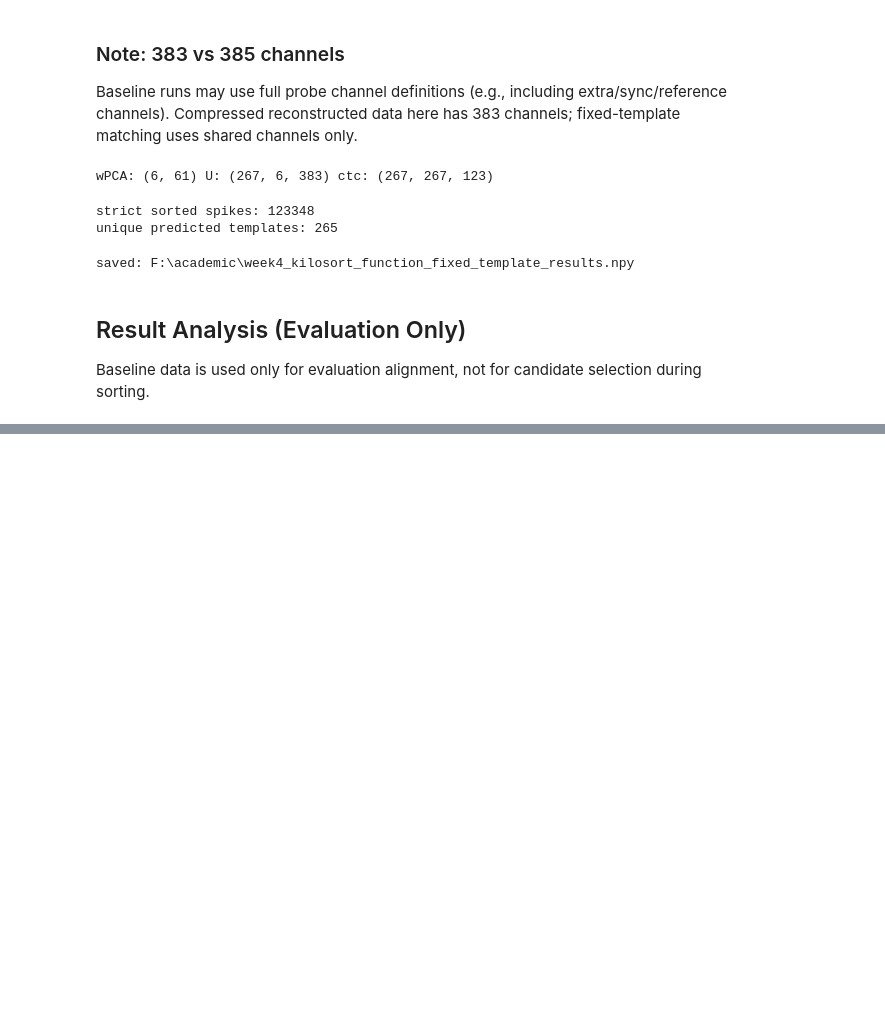
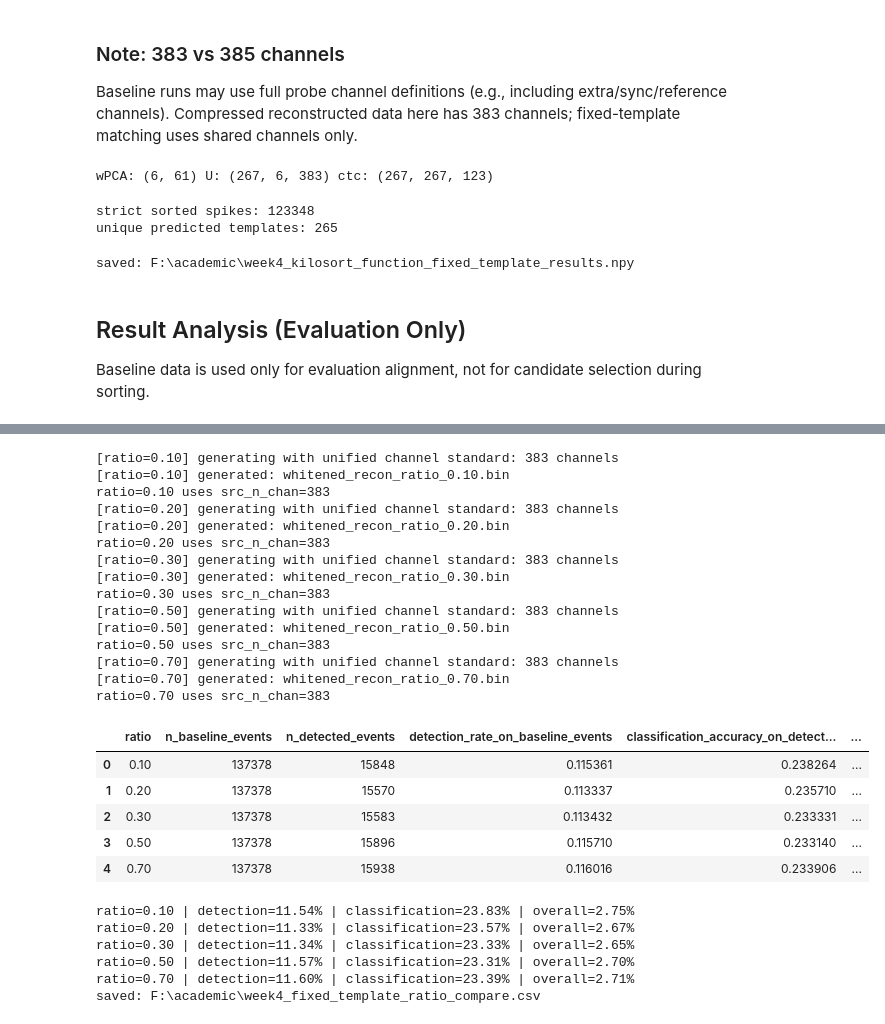
Before and after one commit to baipin/SpikeSort, a Jupyter notebook: 4.ipynb, the cells around one changed output, grey strips where cells are left out. Saved outputs shown, nothing was run; the diff lists cells and outputs as text; code cells hidden in the pictures; blank space fills up the shorter version.

```diff
--- a/4.ipynb
+++ b/4.ipynb
@@ -262,0 +485,63 @@ print('saved:', ROOT / 'week4_fixed_template_cluster_summary.csv')
+# %%
+# Execute same-event evaluation and output results
+ratios = [0.10, 0.20, 0.30, 0.50, 0.70]
+rows = []
+whitened_for_build = None
+if any(not (ROOT / f'whitened_recon_ratio_{r:.2f}.bin').exists() for r in ratios):
+    wp = ROOT / 'whitened_data.npy'
+    if not wp.exists():
+        raise FileNotFoundError('Missing ratio bin(s) and missing whitened_data.npy for reconstruction.')
+    whitened_for_build = np.load(wp, mmap_mode='r')
+for r in ratios:
+    bp = ensure_recon_bin_for_ratio(r, whitened_data=whitened_for_build, force_rebuild=True)
+    ch = infer_src_n_chan_from_bin(bp, dtype=np.float32, candidates=(383,385))
+    print(f'ratio={r:.2f} uses src_n_chan={ch}')
+    m = eval_same_event_accuracy(bp, st_base, clu_base, U, ctc, ops_tm, n_use, nt, device)
+    m['ratio'] = f'{r:.2f}'
+    rows.append(m)
+compare_df = pd.DataFrame(rows)[[
+    'ratio',
+    'n_baseline_events',
+    'n_detected_events',
+    'detection_rate_on_baseline_events',
+    'classification_accuracy_on_detected_events',
+    'overall_same_event_accuracy',
+]]
+# user-facing output
+display(compare_df)
+for _, r in compare_df.iterrows():
+    ratio = r['ratio']
+    det = r['detection_rate_on_baseline_events'] * 100
+    cls = r['classification_accuracy_on_detected_events'] * 100 if np.isfinite(r['classification_accuracy_on_detected_events']) else np.nan
+    ov = r['overall_same_event_accuracy'] * 100
+    print(f"ratio={ratio} | detection={det:.2f}% | classification={cls:.2f}% | overall={ov:.2f}%")
+compare_df.to_csv(ROOT / 'week4_fixed_template_ratio_compare.csv', index=False)
+print('saved:', ROOT / 'week4_fixed_template_ratio_compare.csv')
+# %% [output]
+[ratio=0.10] generating with unified channel standard: 383 channels
+[ratio=0.10] generated: whitened_recon_ratio_0.10.bin
+ratio=0.10 uses src_n_chan=383
+[ratio=0.20] generating with unified channel standard: 383 channels
+[ratio=0.20] generated: whitened_recon_ratio_0.20.bin
+ratio=0.20 uses src_n_chan=383
+[ratio=0.30] generating with unified channel standard: 383 channels
+[ratio=0.30] generated: whitened_recon_ratio_0.30.bin
+ratio=0.30 uses src_n_chan=383
+[ratio=0.50] generating with unified channel standard: 383 channels
+[ratio=0.50] generated: whitened_recon_ratio_0.50.bin
+ratio=0.50 uses src_n_chan=383
+[ratio=0.70] generating with unified channel standard: 383 channels
+[ratio=0.70] generated: whitened_recon_ratio_0.70.bin
+ratio=0.70 uses src_n_chan=383
+|  | ratio | n_baseline_events | n_detected_events | detection_rate_on_baseline_events | classification_accuracy_on_detect... | ... |
+| 0 | 0.10 | 137378 | 15848 | 0.115361 | 0.238264 | ... |
+| 1 | 0.20 | 137378 | 15570 | 0.113337 | 0.235710 | ... |
+| 2 | 0.30 | 137378 | 15583 | 0.113432 | 0.233331 | ... |
+| 3 | 0.50 | 137378 | 15896 | 0.115710 | 0.233140 | ... |
+| 4 | 0.70 | 137378 | 15938 | 0.116016 | 0.233906 | ... |
+ratio=0.10 | detection=11.54% | classification=23.83% | overall=2.75%
+ratio=0.20 | detection=11.33% | classification=23.57% | overall=2.67%
+ratio=0.30 | detection=11.34% | classification=23.33% | overall=2.65%
+ratio=0.50 | detection=11.57% | classification=23.31% | overall=2.70%
+ratio=0.70 | detection=11.60% | classification=23.39% | overall=2.71%
+saved: F:\academic\week4_fixed_template_ratio_compare.csv
```
Also changed, not shown: parts of 6 cells of this notebook, 1 other file.
